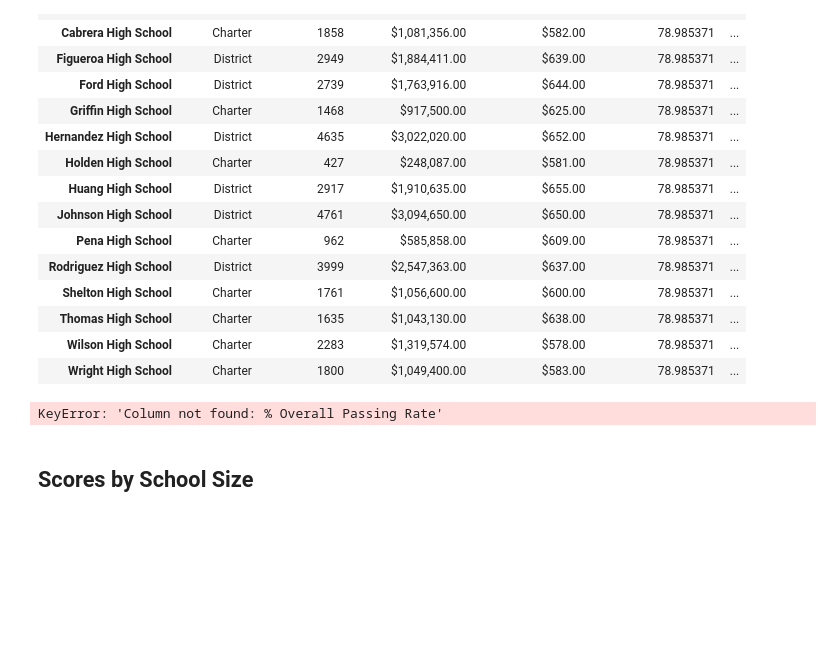
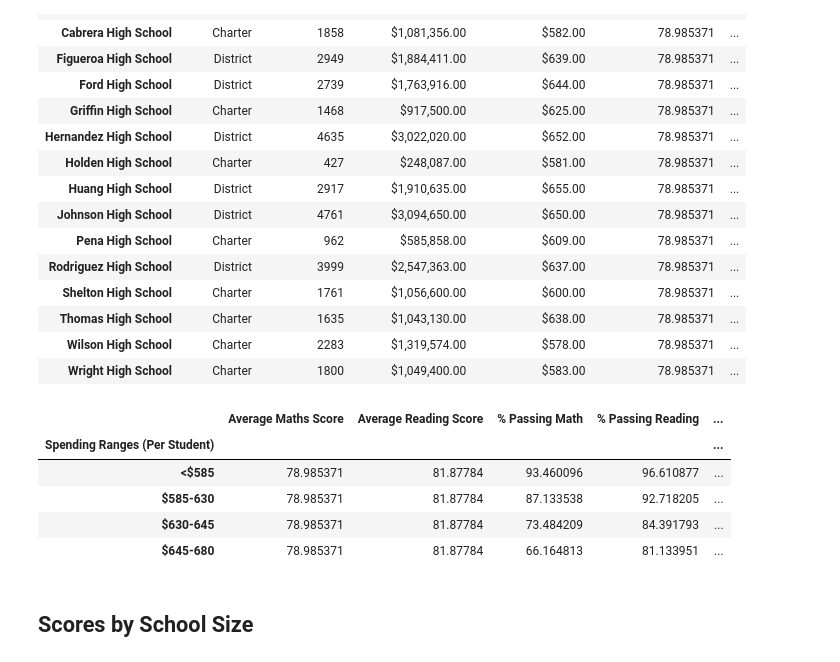
Before and after one commit to Ziorkluibc/pandas-challenge, a Jupyter notebook: PyCitySchools/PyCitySchools_starter.ipynb, the cells around one changed output. Cells and saved outputs as stored; diff of their text form; code cells hidden in the pictures; blank space fills up the shorter version.

```diff
--- a/PyCitySchools/PyCitySchools_starter.ipynb
+++ b/PyCitySchools/PyCitySchools_starter.ipynb
@@ -426,7 +428,7 @@ school_data_complete["spending_bins"] = pd.cut(school_data_complete["budget"]/sc
 school_spending_df = school_summary.copy()
 # %%
 # Use `pd.cut` to categorize spending based on the bins.
-school_spending_df["Spending Ranges (Per Student)"] = pd.cut(per_school_capita, spending_bins, labels)
+school_spending_df["Spending Ranges (Per Student)"] = pd.cut(per_school_capita, spending_bins,labels =  labels)
 school_spending_df
 # %% [output]
 |  | School Type | Total Students | Total School Budget | Per Student Budget | Average Maths Score | ... |
@@ -452,49 +454,21 @@ spending_math_scores = school_spending_df.groupby(["Spending Ranges (Per Student
 spending_reading_scores = school_spending_df.groupby(["Spending Ranges (Per Student)"])["Average Reading Score"].mean()
 spending_passing_math = school_spending_df.groupby(["Spending Ranges (Per Student)"])["% Passing Math"].mean()
 spending_passing_reading = school_spending_df.groupby(["Spending Ranges (Per Student)"])["% Passing Reading"].mean()
-Overall_passing_spending = school_spending_df.groupby(["Spending Ranges (Per Student)"])["% Overall Passing Rate"].mean()
-
-
-avg_math = by_spending["spending_math_score"].mean()
-avg_read = by_spending["spending_reading_score"].mean()
-pass_math = school_data_complete[school_data_complete["spending_passing_math"] >= 70].groupby("spending_bins")["student ID"]
-pass_reading = school_data_complete[school_data_complete["spending_passing_reading"] >= 70].groupby("spending_bins")["student ID"]
-overall = school_data_complete[(school_data_complete['spending_pasing_reading'] >= 70) & (school_data_complete['spending_passing_math']
-            >= 70)].groupby('spending_bins')['Student ID'].count()/by_size['Student ID'].count()*100
-
-school_spending = pd.DataFrame({"Average Maths Score": spending_math_scores,
-                                  "Average Reading Score": spending_reading_scores,
-                                  "% Passing Math": spending_passing_math,
-                                  "% Passing Reading": spending_passing_reading,
-                                  "%Overall Passing Rate": overall})
-
-
-school_spending = school_spending[["Average Maths Score"
-                                  "Average Reading Score"
-                                  "% Passing Math"
-                                  "% Passing Reading"
-                                  "%Overall Passing Rate"]]
+Overall_passing_spending = school_spending_df.groupby(["Spending Ranges (Per Student)"])["%Overall Passing Rate"].mean()
-# %% [output]
-KeyError: 'Column not found: % Overall Passing Rate'
-# %%
-# Assemble into DataFrame
-
-spending_math_scores = school_spending.groupby(["Spending Ranges (Per Student)"])["Average Maths Score"].mean()
-spending_reading_scores = school_spending.groupby(["Spending Ranges (Per Student)"])["Average Reading Score"].mean()
-spending_passing_math = school_spending.groupby(["Spending Ranges (Per Student)"])["% Passing Math"].mean()
-spending_passing_reading = school_spending.groupby(["Spending Ranges (Per Student)"])["% Passing Reading"].mean()
-Overall_passing_spending = school_spending.groupby(["Spending Ranges (Per Student)"])["% Overall Passing Rate"].mean()
-
-
-
-school_spending = pd.DataFrame({"Average Maths Score": spending_math_scores,
-                                  "Average Reading Score": spending_reading_scores,
-                                  "% Passing Math": spending_passing_math,
-                                  "% Passing Reading": spending_passing_reading,
-                                  "%Overall Passing Rate": overall Passing Rate})
-
-# Display results
-spending_summary
+# %%
+school_spending = pd.DataFrame({"Average Maths Score": spending_math_scores,
+                                  "Average Reading Score": spending_reading_scores,
+                                  "% Passing Math": spending_passing_math,
+                                  "% Passing Reading": spending_passing_reading,
+                                  "%Overall Passing Rate": Overall_passing_spending})
+school_spending
+# %% [output]
+|  | Average Maths Score | Average Reading Score | % Passing Math | % Passing Reading | ... |
+| Spending Ranges (Per Student) |  |  |  |  | ... |
+| <$585 | 78.985371 | 81.87784 | 93.460096 | 96.610877 | ... |
+| $585-630 | 78.985371 | 81.87784 | 87.133538 | 92.718205 | ... |
+| $630-645 | 78.985371 | 81.87784 | 73.484209 | 84.391793 | ... |
+| $645-680 | 78.985371 | 81.87784 | 66.164813 | 81.133951 | ... |
 # %% [markdown]
 ## Scores by School Size
 # %%
```
Also changed, not shown: parts of 12 cells of this notebook.
